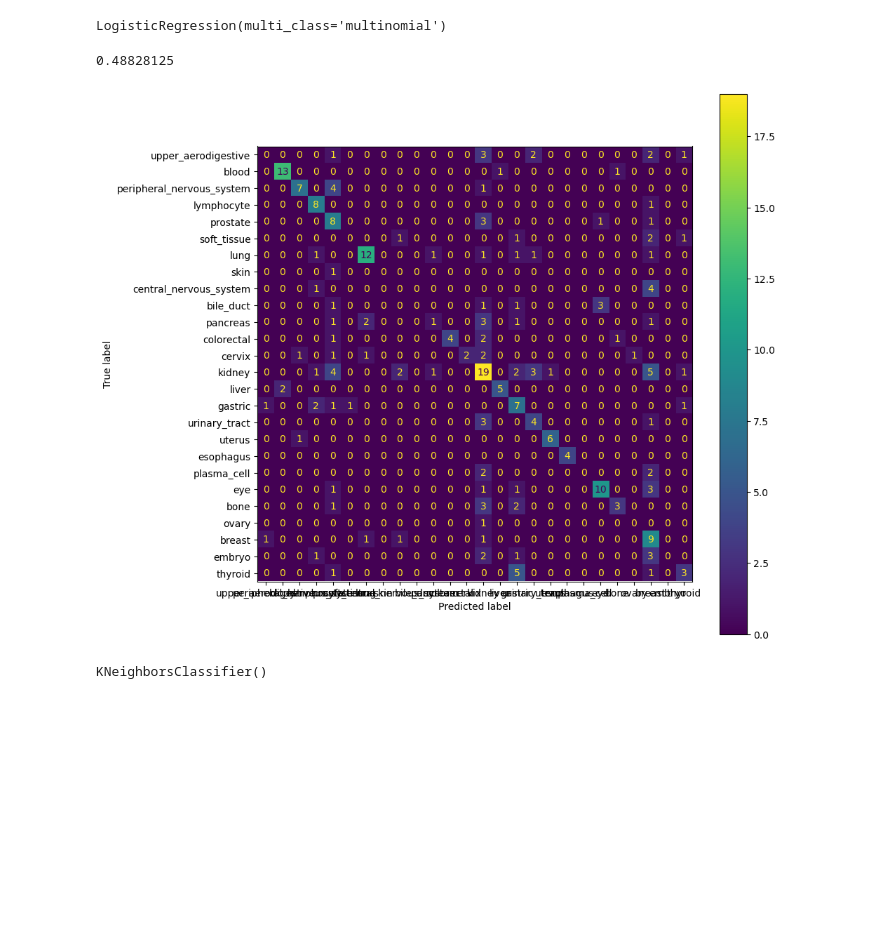
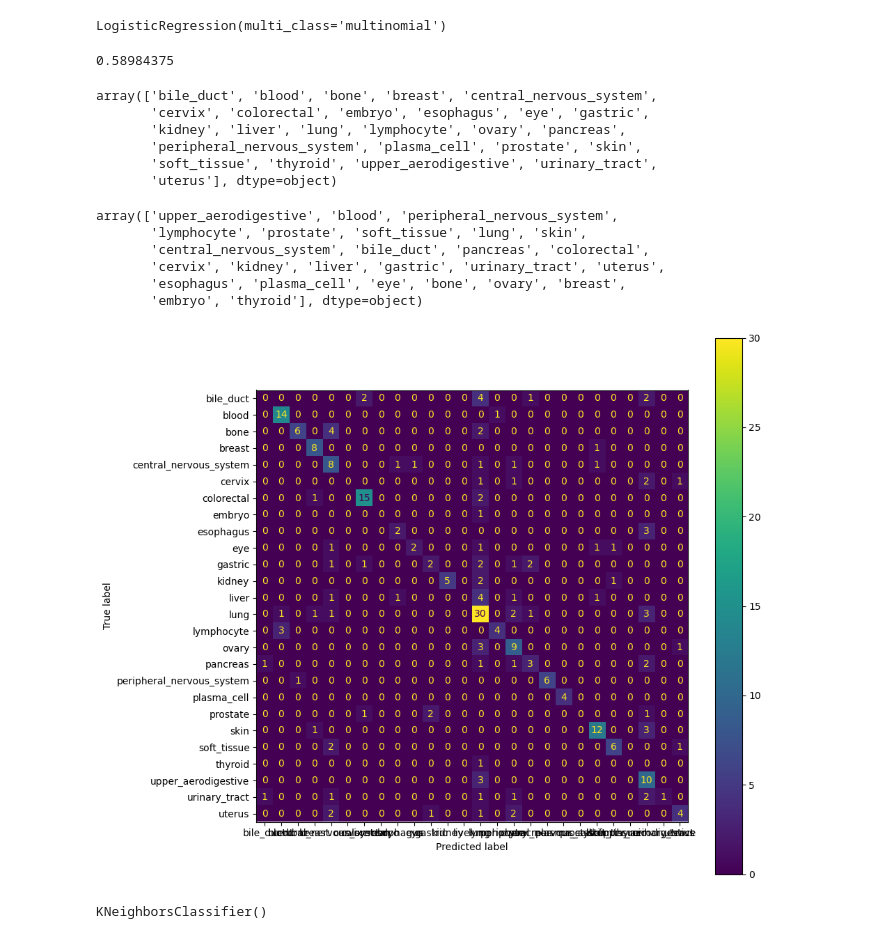
Before and after one commit to pogrebitskiy/HemorrhageClassifier, a Jupyter notebook: main.ipynb, the cells around one changed output. Saved outputs shown, nothing was run; the diff lists cells and outputs as text; code cells hidden in the pictures; blank space fills up the shorter version.

```diff
--- a/main.ipynb
+++ b/main.ipynb
@@ -69,5 +89,5 @@ X_new
 # %%
-X_train, X_test, y_train, y_test = train_test_split(X_new, y, test_size=0.25, random_state=42)
+X_train, X_test, y_train, y_test = train_test_split(X, y, test_size=0.25, random_state=42, shuffle=True)
 logreg = LogisticRegression(multi_class='multinomial')
 logreg.fit(X_train, y_train)
 # %% [output]
@@ -82,14 +102,33 @@ LogisticRegression(multi_class='multinomial')
 # %%
 logreg.score(X_test,y_test)
 # %% [output]
-0.48828125
+0.58984375
+# %%
+np.unique(y_test)
+# %% [output]
+array(['bile_duct', 'blood', 'bone', 'breast', 'central_nervous_system',
+       'cervix', 'colorectal', 'embryo', 'esophagus', 'eye', 'gastric',
+       'kidney', 'liver', 'lung', 'lymphocyte', 'ovary', 'pancreas',
+       'peripheral_nervous_system', 'plasma_cell', 'prostate', 'skin',
+       'soft_tissue', 'thyroid', 'upper_aerodigestive', 'urinary_tract',
+       'uterus'], dtype=object)
+# %%
+y_test.unique()
+# %% [output]
+array(['upper_aerodigestive', 'blood', 'peripheral_nervous_system',
+       'lymphocyte', 'prostate', 'soft_tissue', 'lung', 'skin',
+       'central_nervous_system', 'bile_duct', 'pancreas', 'colorectal',
+       'cervix', 'kidney', 'liver', 'gastric', 'urinary_tract', 'uterus',
+       'esophagus', 'plasma_cell', 'eye', 'bone', 'ovary', 'breast',
+       'embryo', 'thyroid'], dtype=object)
 # %%
-conf = confusion_matrix(y_true=y_test, y_pred = logreg.predict(X_test))
-ConfusionMatrixDisplay(conf, display_labels=y_test.unique()).plot()
+y_pred = logreg.predict(X_test)
+conf = confusion_matrix(y_true=y_test, y_pred=y_pred)
+ConfusionMatrixDisplay(conf, display_labels=np.unique(y_test)).plot()
 plt.gcf().set_size_inches(10, 10)
 plt.grid(False)
 # %% [output]
-[figure, old version]
+[figure, new version]
 # %%
 combined_df.columns = map(lambda x:x.split(' ')[0], combined_df.columns)
 # %%
```
Also changed, not shown: parts of 5 cells of this notebook, 1 other file.
